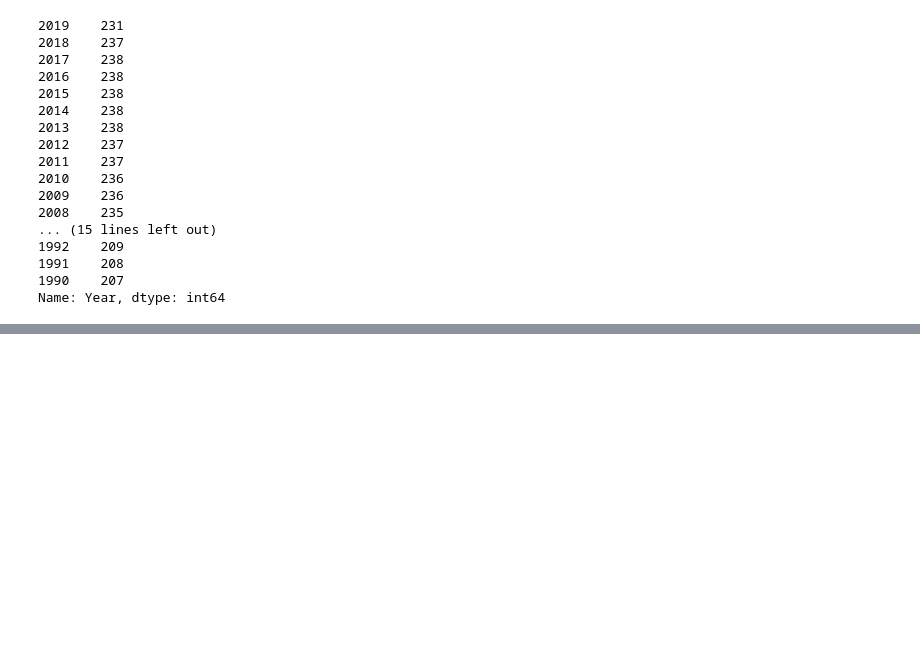
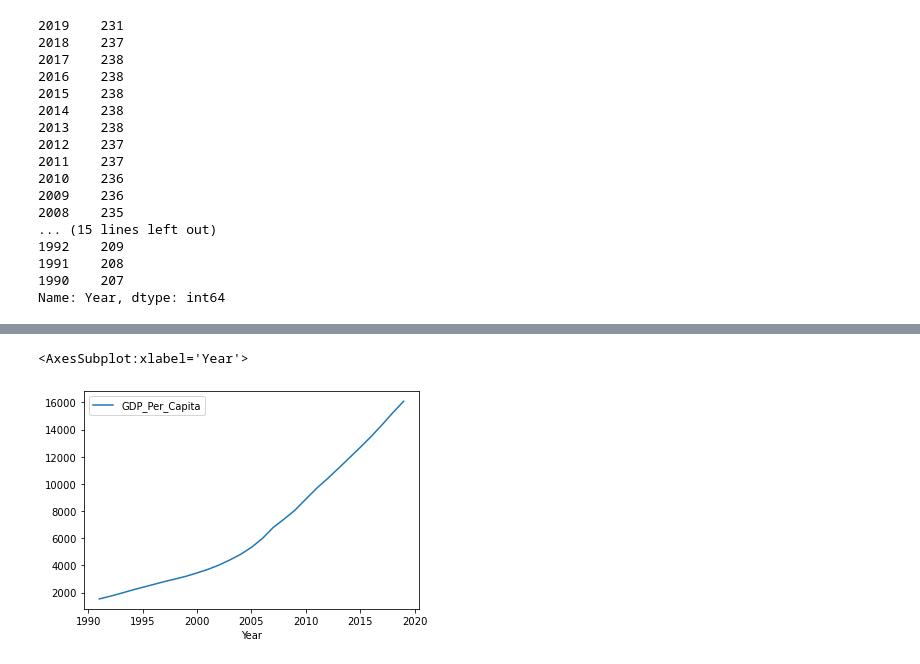
Before and after one commit to nss-data-science-cohort-6/un_data_question-smitamisra, a Jupyter notebook: notebooks/UN_Data_Exploration.ipynb, the cells around one changed output, grey strips where cells are left out. Saved outputs shown, nothing was run; the diff lists cells and outputs as text; code cells hidden in the pictures; blank space fills up the shorter version.

```diff
--- a/notebooks/UN_Data_Exploration.ipynb
+++ b/notebooks/UN_Data_Exploration.ipynb
@@ -406,0 +566,7 @@ gdp_2014.sort_values('GDP_Per_Capita', ascending=False).head(5)
+# %%
+gdp_df_for_analysis.index[gdp_df_for_analysis['Country']=="China"].tolist()
+
+gdp_df_for_analysis.iloc[1162:1191].plot(x='Year', y='GDP_Per_Capita')
+# %% [output]
+<AxesSubplot:xlabel='Year'>
+[figure, added]
```
Also changed, not shown: parts of 60 cells of this notebook.
